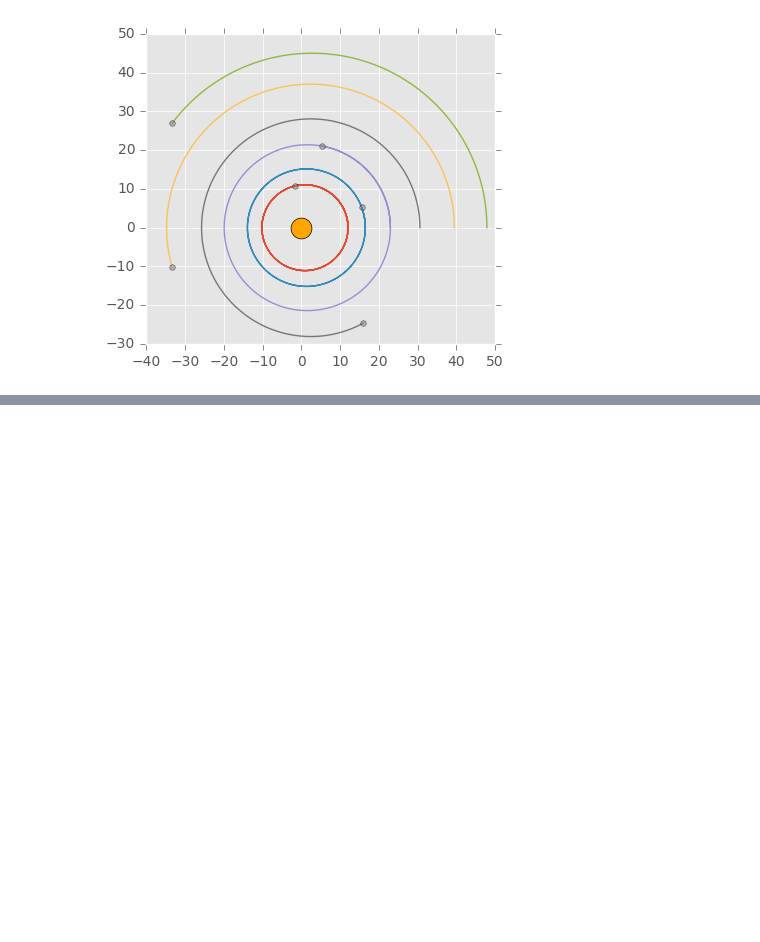
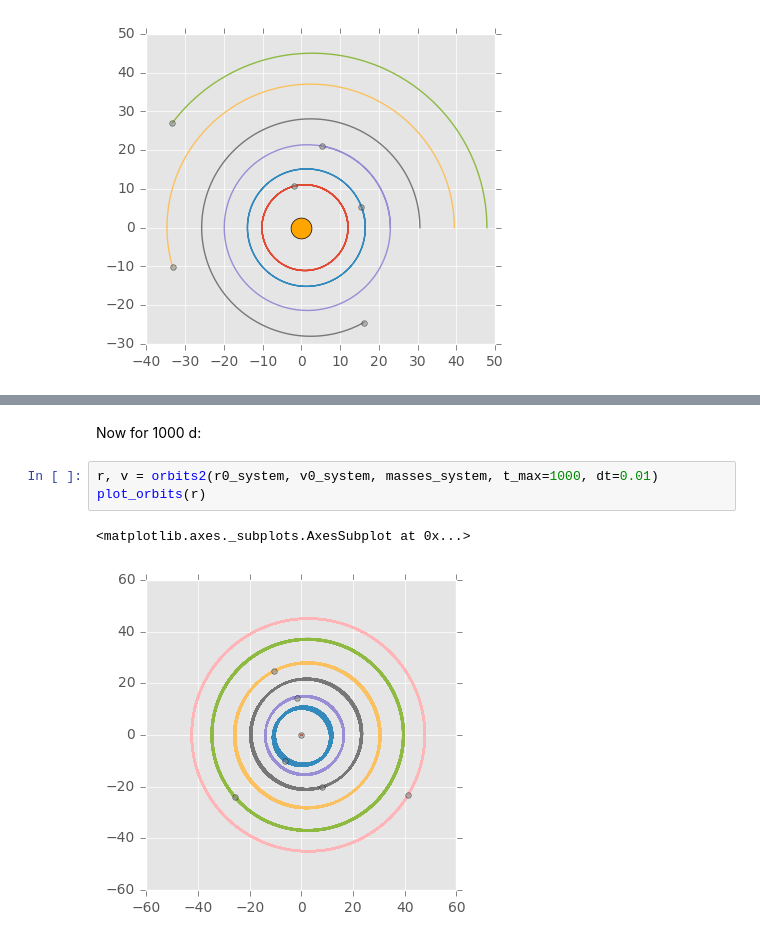
Before and after one commit to Py4Phy/project-trappist-system, a Jupyter notebook: solution/p2_solution.ipynb, the cells around one changed output, grey strips where cells are left out. Drawn from its saved outputs; the diff is of its cells as text; blank space fills up the shorter version.

```diff
--- a/solution/p2_solution.ipynb
+++ b/solution/p2_solution.ipynb
@@ -242,0 +371,8 @@ plot_orbits(r)
+# %% [markdown]
+Now for 1000 d:
+# %%
+r, v = orbits2(r0_system, v0_system, masses_system, t_max=1000, dt=0.01)
+plot_orbits(r)
+# %% [output]
+<matplotlib.axes._subplots.AxesSubplot at 0x...>
+[figure, added]
```
Also changed, not shown: parts of 22 cells of this notebook.
